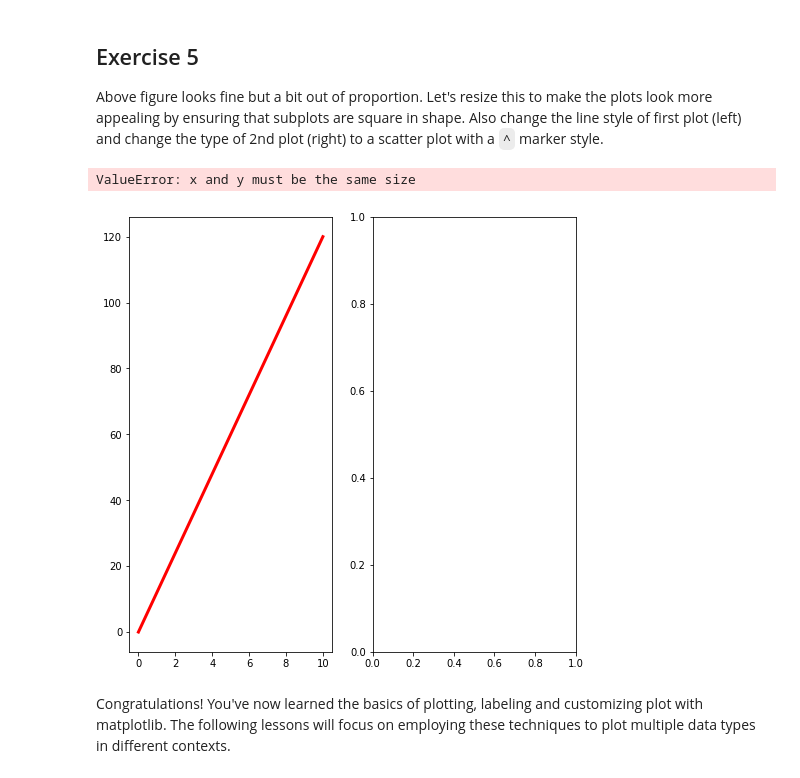
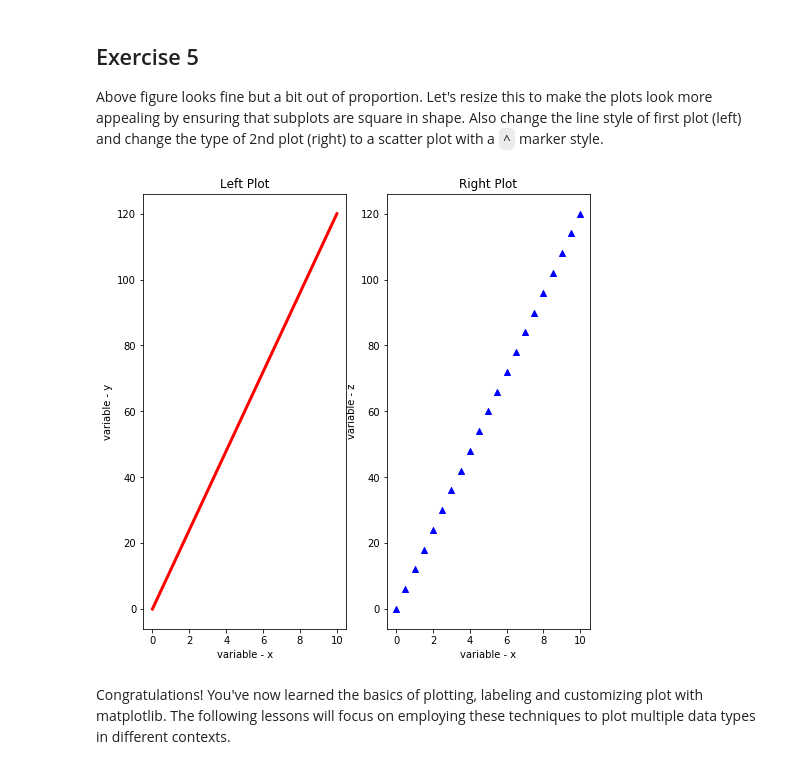
Before and after one commit to TimMango/dsc-more-practice-with-matplotlib-lab-dc-ds-career-042219, a Jupyter notebook: index.ipynb, the cells around one changed output. Drawn from its saved outputs; the diff is of its cells as text; code cells hidden in the pictures.

```diff
--- a/index.ipynb
+++ b/index.ipynb
@@ -161,24 +161,23 @@ Above figure looks fine but a bit out of proportion. Let's resize this to make t
 # %%
 new_figure = plt.figure(figsize=(8,8))
 
 ax = new_figure.add_subplot(121)
 ax2 = new_figure.add_subplot(122)
 
 ax.plot(x, y, color='red', linewidth=3, linestyle = '-')
-ax2.scatter(x, z, color='blue',  marker='^')
+ax2.scatter(x, y, color='blue',  marker='^')
 
 ax.set_xlabel('variable - x')
 ax.set_ylabel('variable - y')
 ax.set_title ('Left Plot')
 
 ax2.set_xlabel('variable - x')
 ax2.set_ylabel('variable - z')
 ax2.set_title ('Right Plot')
 
 plt.show()
 # %% [output]
-ValueError: x and y must be the same size
-[figure, old version]
+[figure, new version]
 # %% [markdown]
 Congratulations! You've now learned the basics of plotting, labeling and customizing plot with matplotlib. The following lessons will focus on employing these techniques to plot multiple data types in different contexts.
 # %% [markdown]
```
